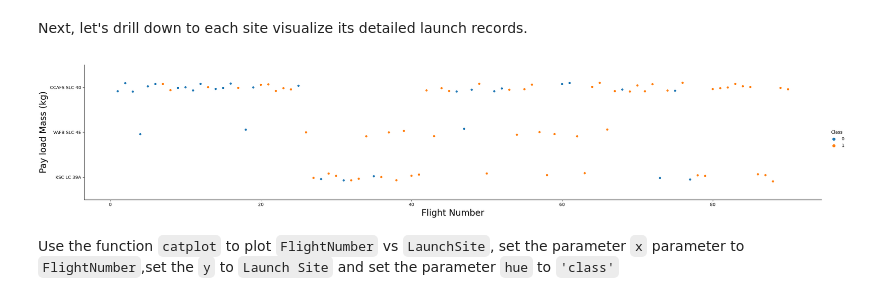
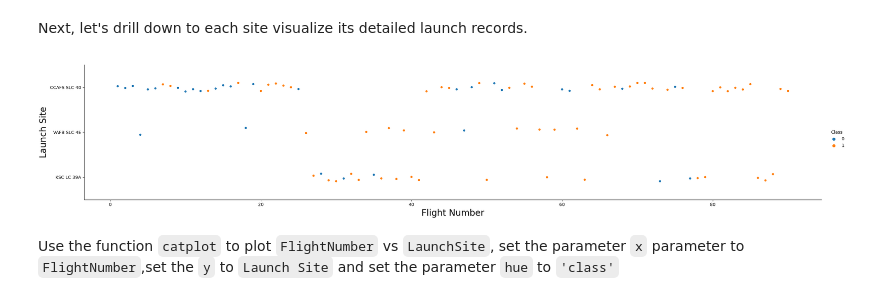
Before and after one commit to castroarun/Winning-Space-Race, a Jupyter notebook: EDA with Data Visualization.ipynb, the cells around one changed output. Cells and saved outputs as stored; diff of their text form; code cells hidden in the pictures.

```diff
--- a/EDA with Data Visualization.ipynb
+++ b/EDA with Data Visualization.ipynb
@@ -89,11 +87,11 @@ Next, let's drill down to each site visualize its detailed launch records.
 # %%
 ### TASK 1: Visualize the relationship between Flight Number and Launch Site
 sns.catplot(y="LaunchSite",x="FlightNumber",hue='Class',data=df, aspect=5)
 plt.xlabel("Flight Number",fontsize=20)
-plt.ylabel("Pay load Mass (kg)",fontsize=20)
+plt.ylabel("Launch Site",fontsize=20)
 plt.show()
 # %% [output]
-[figure, old version]
+[figure, new version]
 # %% [markdown]
 Use the function <code>catplot</code> to plot <code>FlightNumber</code> vs <code>LaunchSite</code>, set the  parameter <code>x</code>  parameter to <code>FlightNumber</code>,set the  <code>y</code> to <code>Launch Site</code> and set the parameter <code>hue</code> to <code>'class'</code>
 # %%
```
Also changed, not shown: parts of 2 cells of this notebook.
